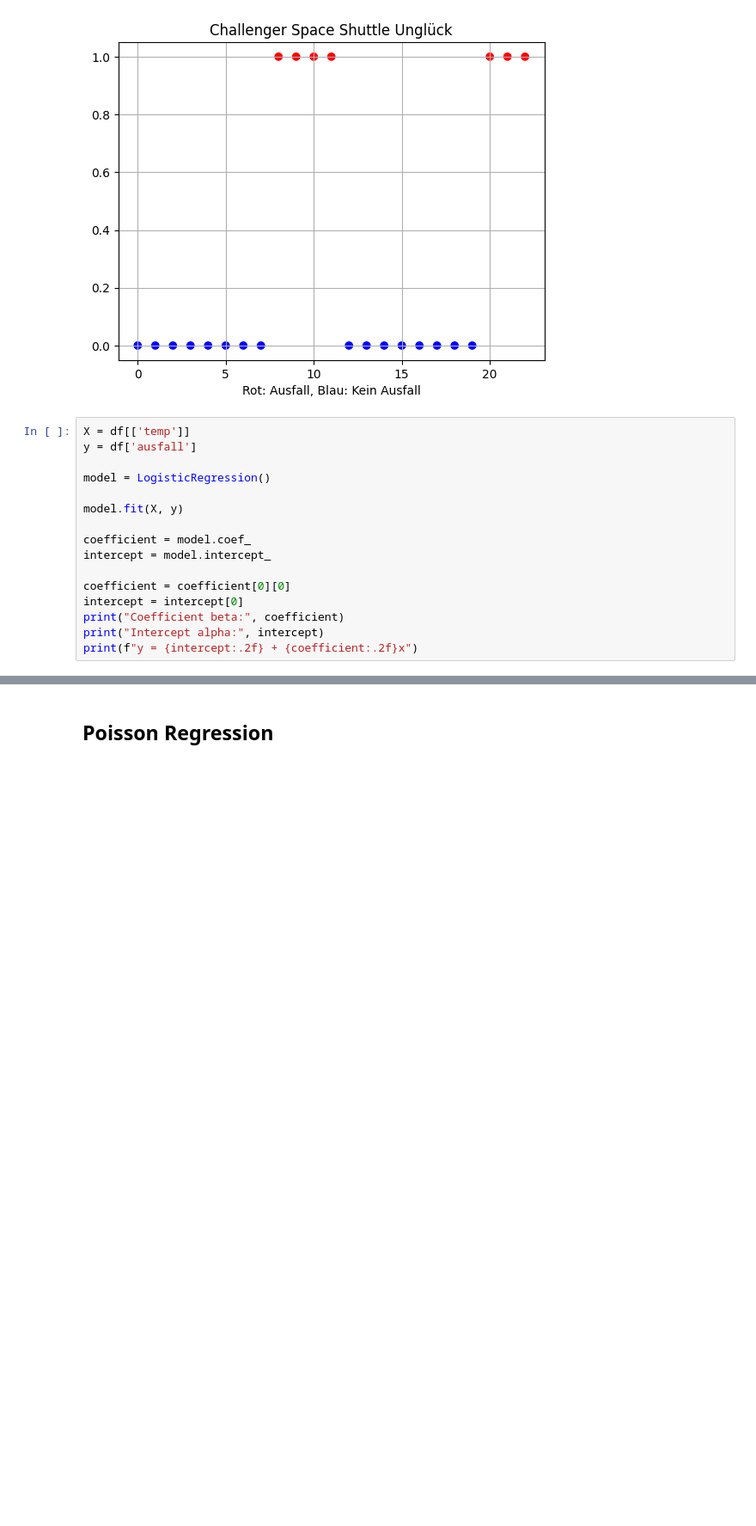
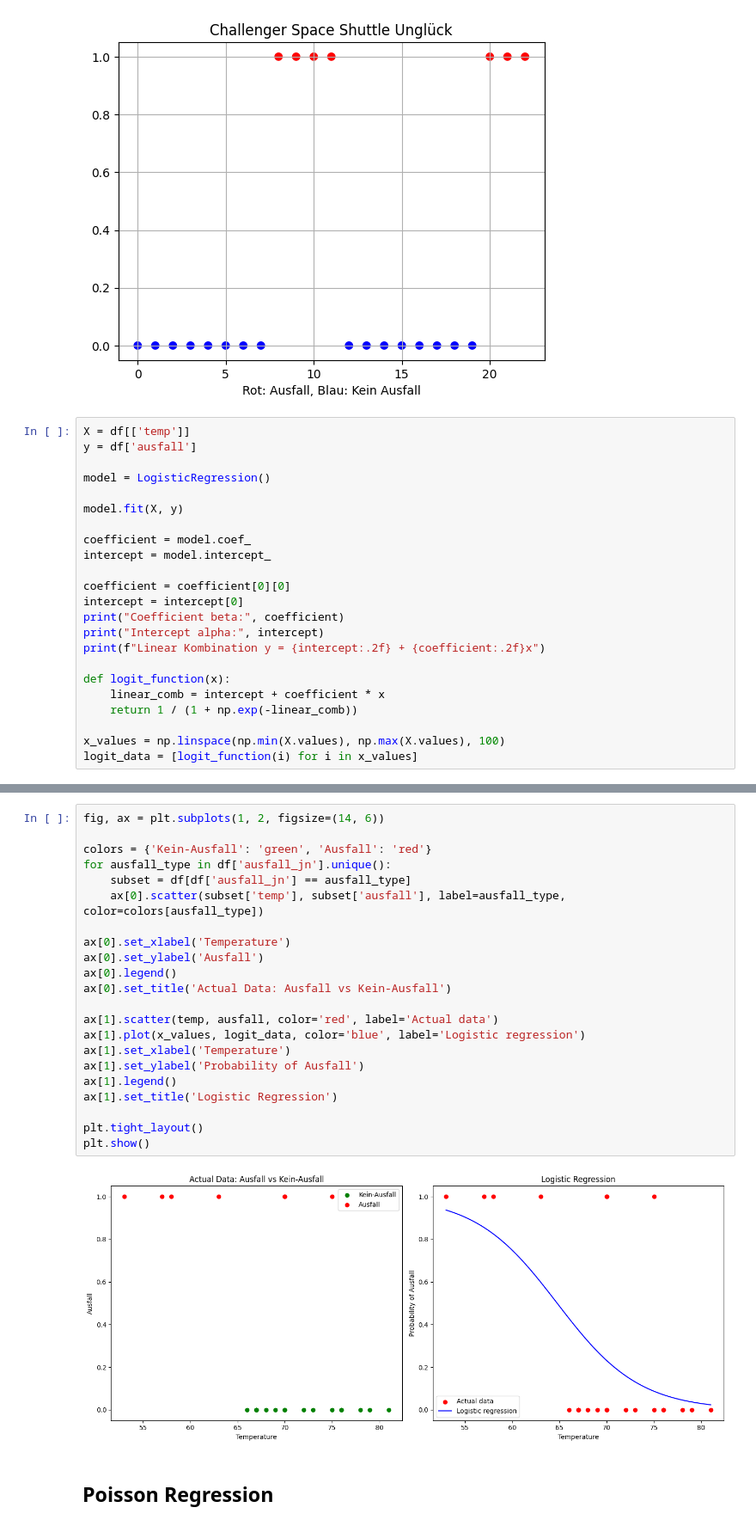
Before and after one commit to tombk556/Mehrdim.-Datenanalyse-und-stat.-Lernverfahren, a Jupyter notebook: Python/Prüfungsbeispiele.ipynb, the cells around one changed output, grey strips where cells are left out. Shown: that part at 86% size. Drawn from its saved outputs; the diff is of its cells as text; blank space fills up the shorter version.

```diff
--- a/Python/Prüfungsbeispiele.ipynb
+++ b/Python/Prüfungsbeispiele.ipynb
@@ -197,7 +247,14 @@ coefficient = coefficient[0][0]
 intercept = intercept[0]
 print("Coefficient beta:", coefficient)
 print("Intercept alpha:", intercept)
-print(f"y = {intercept:.2f} + {coefficient:.2f}x")
+print(f"Linear Kombination y = {intercept:.2f} + {coefficient:.2f}x")
+
+def logit_function(x):
+    linear_comb = intercept + coefficient * x
+    return 1 / (1 + np.exp(-linear_comb))
+
+x_values = np.linspace(np.min(X.values), np.max(X.values), 100)
+logit_data = [logit_function(i) for i in x_values]
 # %% [output]
 Coefficient beta: -0.22950051284078976
 Intercept alpha: 14.861927086730802
@@ -205,3 +262,27 @@ y = 14.86 + -0.23x
+# %%
+fig, ax = plt.subplots(1, 2, figsize=(14, 6))
+
+colors = {'Kein-Ausfall': 'green', 'Ausfall': 'red'}
+for ausfall_type in df['ausfall_jn'].unique():
+    subset = df[df['ausfall_jn'] == ausfall_type]
+    ax[0].scatter(subset['temp'], subset['ausfall'], label=ausfall_type, color=colors[ausfall_type])
+
+ax[0].set_xlabel('Temperature')
+ax[0].set_ylabel('Ausfall')
+ax[0].legend()
+ax[0].set_title('Actual Data: Ausfall vs Kein-Ausfall')
+
+ax[1].scatter(temp, ausfall, color='red', label='Actual data')
+ax[1].plot(x_values, logit_data, color='blue', label='Logistic regression')
+ax[1].set_xlabel('Temperature')
+ax[1].set_ylabel('Probability of Ausfall')
+ax[1].legend()
+ax[1].set_title('Logistic Regression')
+
+plt.tight_layout()
+plt.show()
+# %% [output]
+[figure, added]
 # %% [markdown]
 ## Poisson Regression
 # %%
```
Also changed, not shown: parts of 7 cells of this notebook.
